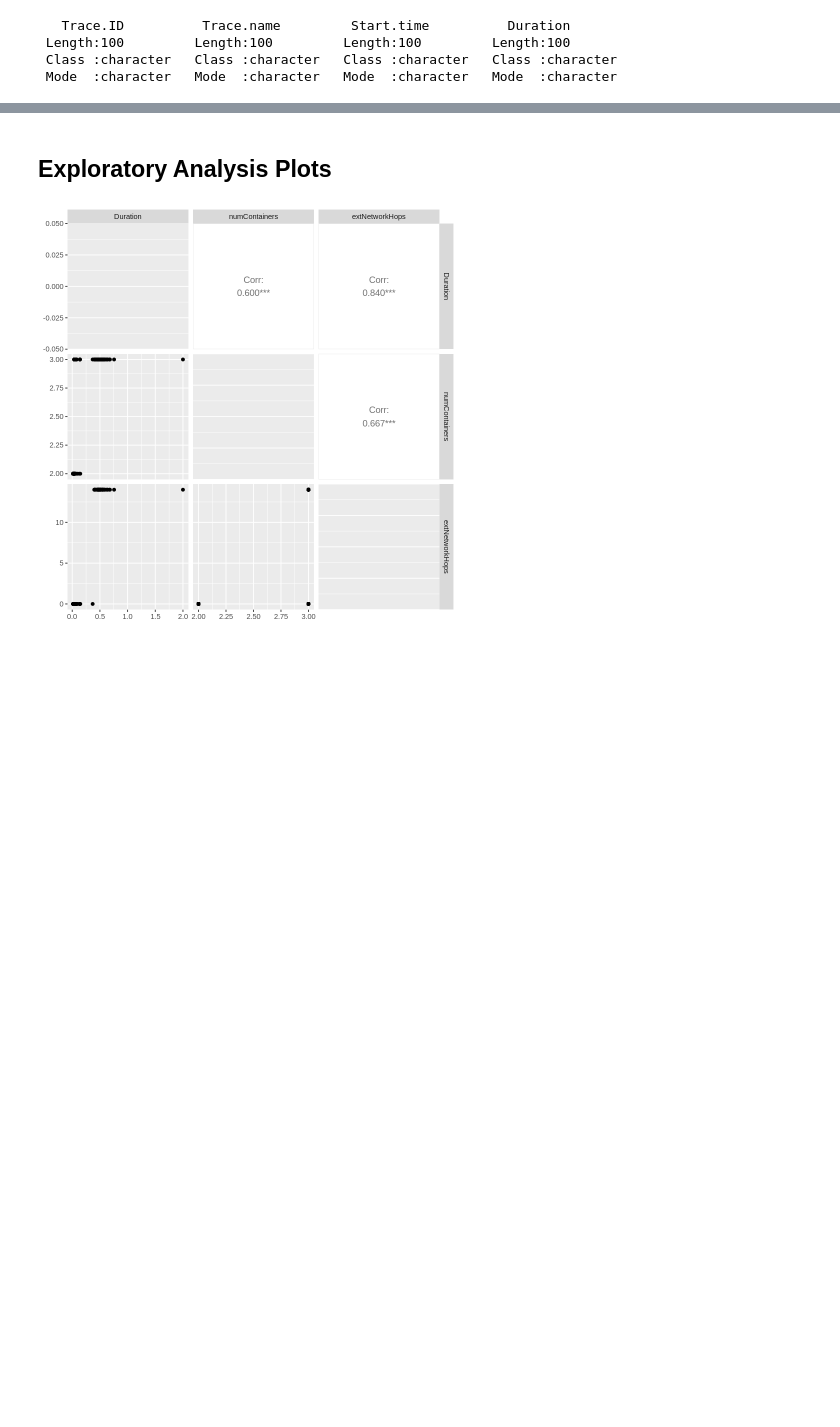
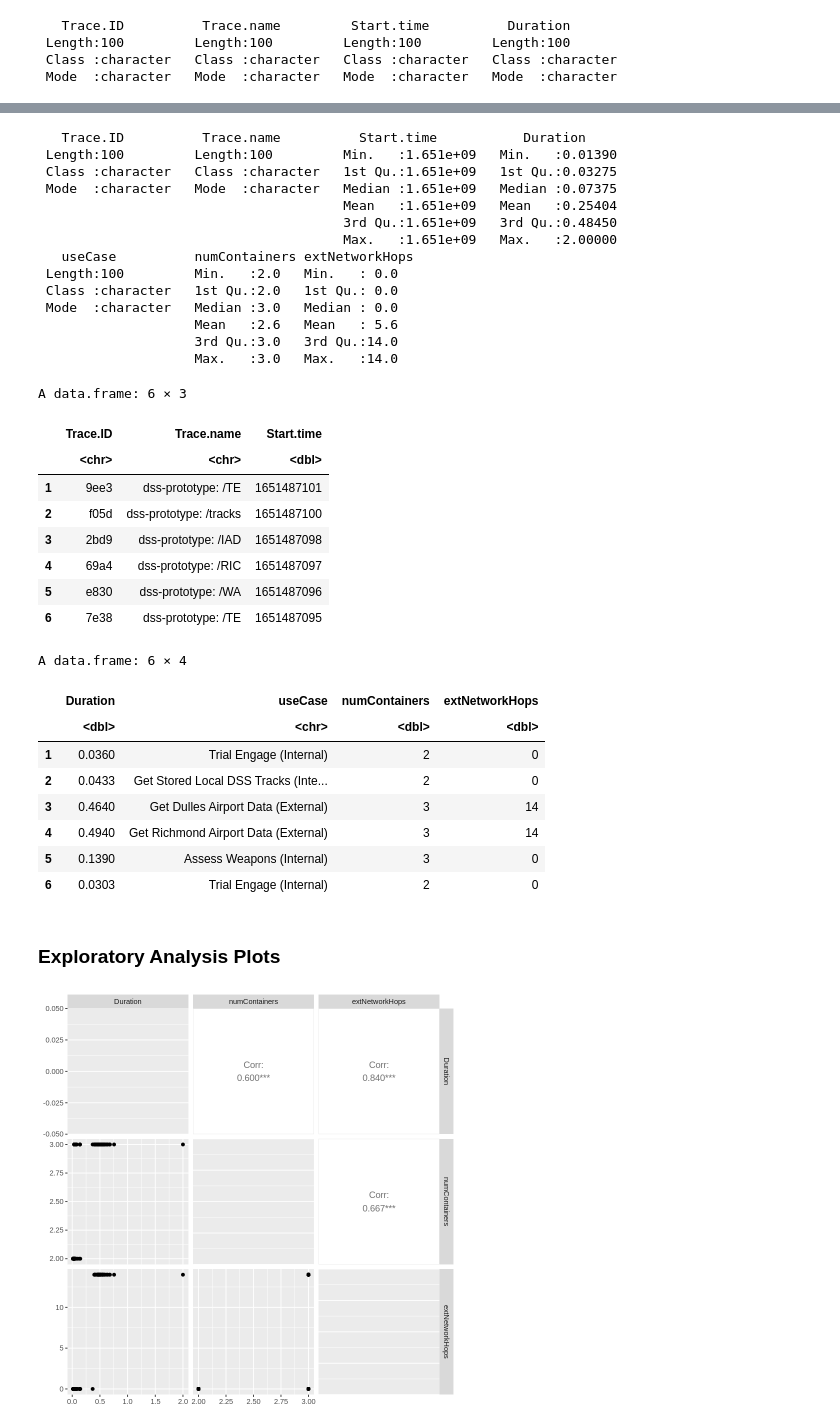
Before and after one commit to amurp003/dss-prototype, a Jupyter notebook: analysis/dss-span-analysis-rev1.ipynb, the cells around one changed output, grey strips where cells are left out. Cells and saved outputs as stored; diff of their text form; code cells hidden in the pictures; blank space fills up the shorter version.

Commit message:
Clean up analysis directory

```diff
--- a/analysis/dss-span-analysis-rev1.ipynb
+++ b/analysis/dss-span-analysis-rev1.ipynb
@@ -88,6 +106,6 @@ Registered S3 method overwritten by 'GGally':
 setwd('/home/jovyan/work/data')
 # %%
 options(warn=-1)
-spanData <- read.csv('DSS Span Data-data-2022-05-02 18_38_26.csv', header = TRUE)
+spanData <- read.csv('DSS_SpanData-mac-2022-05-02 18_38_26.csv', header = TRUE)
 attach(spanData)
 # %% [markdown]
@@ -155,6 +185,9 @@ for(i in 1:nrow(spanMetrics)) {       # for-loop over rows
     spanMetrics$useCase = DSSoperations[Trace.name]
     spanMetrics$numContainers = DSSnumContainers[Trace.name]
     spanMetrics$extNetworkHops = DSStraceRoute[Trace.name]
+
+    # truncate span ID
+    spanMetrics$Trace.ID = str_sub(spanMetrics$Trace.ID,1,4)
 
     # Convert span duration
 
@@ -191,6 +224,3 @@ for(i in 1:nrow(spanMetrics)) {       # for-loop over rows
 
 spanMetrics$Duration = as.numeric(spanMetrics$Duration)
 spanMetrics$Start.time = as.numeric(spanMetrics$Start.time)
-
-head(spanMetrics)
-summary(spanMetrics)
@@ -221,5 +227,42 @@ A data.frame: 6 × 7
+# %%
+summary(spanMetrics)
+head(spanMetrics[, c(1,2,3)])
+head(spanMetrics[, c(4,5,6,7)])
+# %% [output]
+   Trace.ID          Trace.name          Start.time           Duration
+ Length:100         Length:100         Min.   :1.651e+09   Min.   :0.01390
+ Class :character   Class :character   1st Qu.:1.651e+09   1st Qu.:0.03275
+ Mode  :character   Mode  :character   Median :1.651e+09   Median :0.07375
+                                       Mean   :1.651e+09   Mean   :0.25404
+                                       3rd Qu.:1.651e+09   3rd Qu.:0.48450
+                                       Max.   :1.651e+09   Max.   :2.00000
+   useCase          numContainers extNetworkHops
+ Length:100         Min.   :2.0   Min.   : 0.0
+ Class :character   1st Qu.:2.0   1st Qu.: 0.0
+ Mode  :character   Median :3.0   Median : 0.0
+                    Mean   :2.6   Mean   : 5.6
+                    3rd Qu.:3.0   3rd Qu.:14.0
+                    Max.   :3.0   Max.   :14.0
+A data.frame: 6 × 3
+|  | Trace.ID | Trace.name | Start.time |
+|  | <chr> | <chr> | <dbl> |
+| 1 | 9ee3 | dss-prototype: /TE | 1651487101 |
+| 2 | f05d | dss-prototype: /tracks | 1651487100 |
+| 3 | 2bd9 | dss-prototype: /IAD | 1651487098 |
+| 4 | 69a4 | dss-prototype: /RIC | 1651487097 |
+| 5 | e830 | dss-prototype: /WA | 1651487096 |
+| 6 | 7e38 | dss-prototype: /TE | 1651487095 |
+A data.frame: 6 × 4
+|  | Duration | useCase | numContainers | extNetworkHops |
+|  | <dbl> | <chr> | <dbl> | <dbl> |
+| 1 | 0.0360 | Trial Engage (Internal) | 2 | 0 |
+| 2 | 0.0433 | Get Stored Local DSS Tracks (Inte... | 2 | 0 |
+| 3 | 0.4640 | Get Dulles Airport Data (External) | 3 | 14 |
+| 4 | 0.4940 | Get Richmond Airport Data (External) | 3 | 14 |
+| 5 | 0.1390 | Assess Weapons (Internal) | 3 | 0 |
+| 6 | 0.0303 | Trial Engage (Internal) | 2 | 0 |
 # %% [markdown]
-## Exploratory Analysis Plots ##
+### Exploratory Analysis Plots ###
 # %%
 spanMetrics %>%
     select(Duration, numContainers, extNetworkHops) %>%
```
Also changed, not shown: parts of 66 cells of this notebook, 14 other files.
